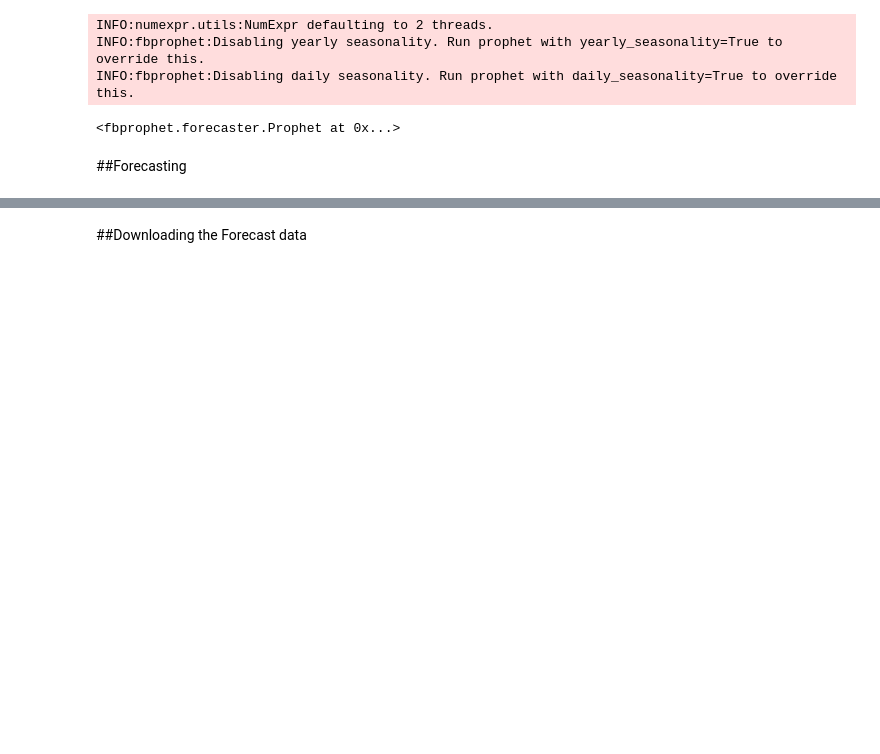
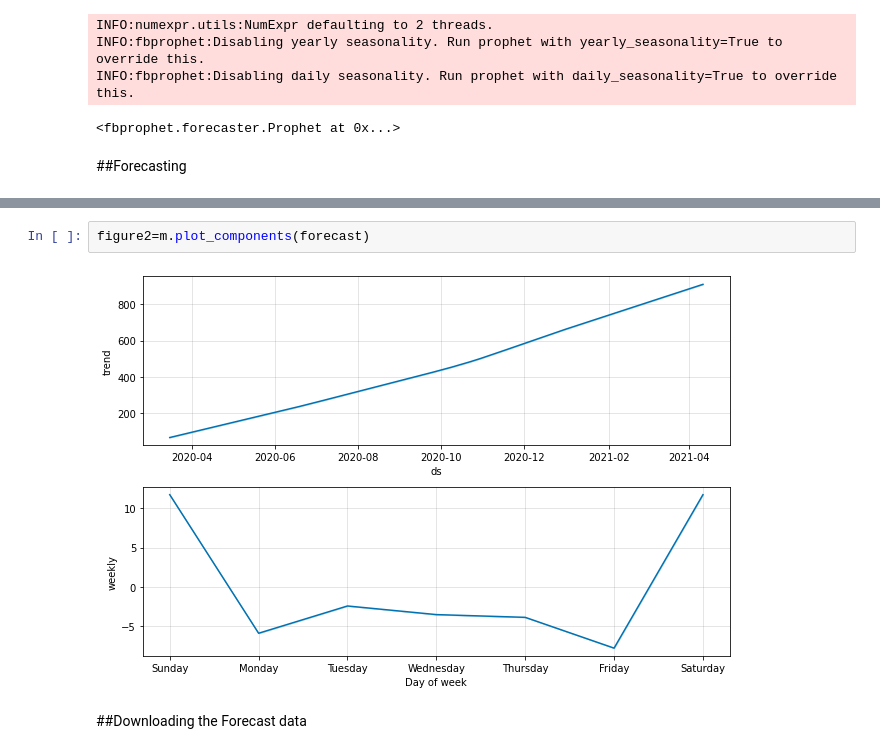
Before and after one commit to Vijeshnk/Stock_prediction, a Jupyter notebook: Tesla_stock_prediction.ipynb, the cells around one changed output, grey strips where cells are left out. Saved outputs shown, nothing was run; the diff lists cells and outputs as text; blank space fills up the shorter version.

```diff
--- a/Tesla_stock_prediction.ipynb
+++ b/Tesla_stock_prediction.ipynb
@@ -169,2 +196,6 @@ INFO:fbprophet:Disabling daily seasonality. Run prophet with daily_seasonality=T
+# %%
+figure2=m.plot_components(forecast)
+# %% [output]
+[figure, added]
 # %% [markdown]
 ##Downloading the Forecast data
```
Also changed, not shown: parts of 5 cells of this notebook.
